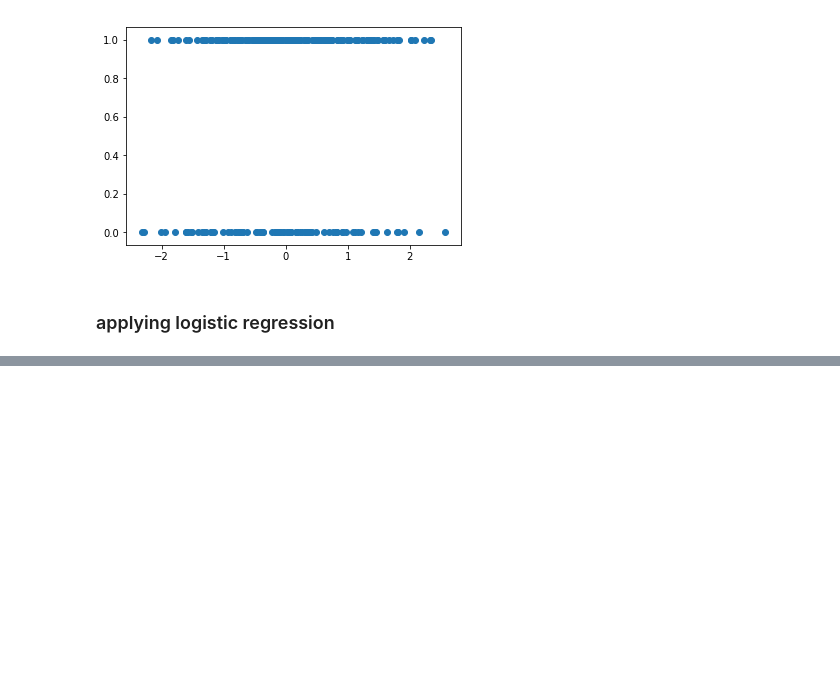
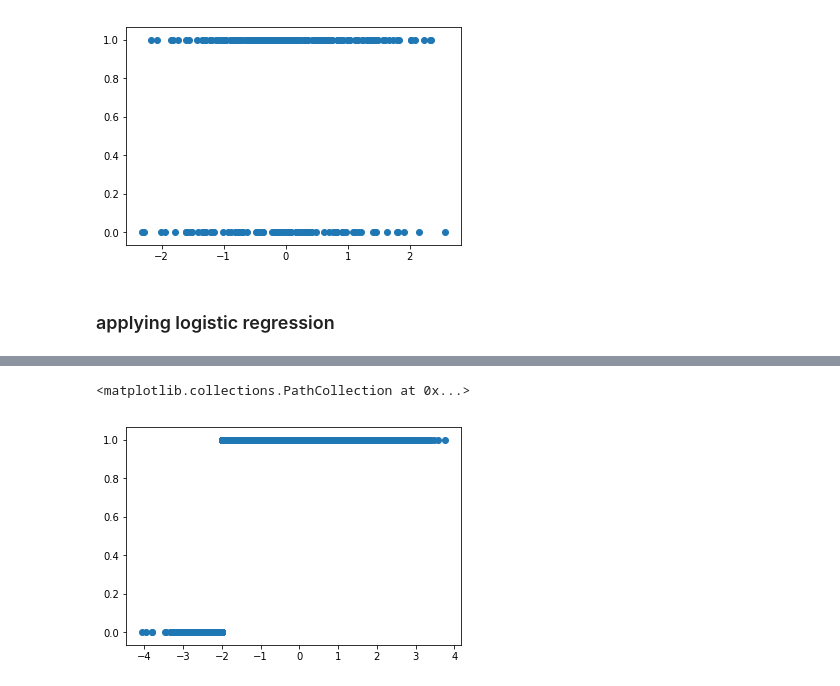
Before and after one commit to devyanigeca/Holiday_Work, a Jupyter notebook: dont-overfit-ii/Dont_overfit_01.ipynb, the cells around one changed output, grey strips where cells are left out. Saved outputs shown, nothing was run; the diff lists cells and outputs as text; code cells hidden in the pictures; blank space fills up the shorter version.

```diff
--- a/dont-overfit-ii/Dont_overfit_01.ipynb
+++ b/dont-overfit-ii/Dont_overfit_01.ipynb
@@ -88,0 +132,2 @@ OverflowError: math range error
+# %%
+tst = pd.read_csv('test.csv')
@@ -88,0 +144,6 @@ OverflowError: math range error
+# %%
+newy=[]
+for y in tst['0']:
+    o = (round(1/(1+math.exp(-(0.0924*int(y)+0.0956)))))
+    newy.append(o)
+    print (y , ' ', o)
@@ -88,0 +168,5 @@ OverflowError: math range error
+# %%
+plt.scatter(tst['0'],newy)
+# %% [output]
+<matplotlib.collections.PathCollection at 0x...>
+[figure, added]
```
Also changed, not shown: parts of 11 cells of this notebook, 8 other files.
